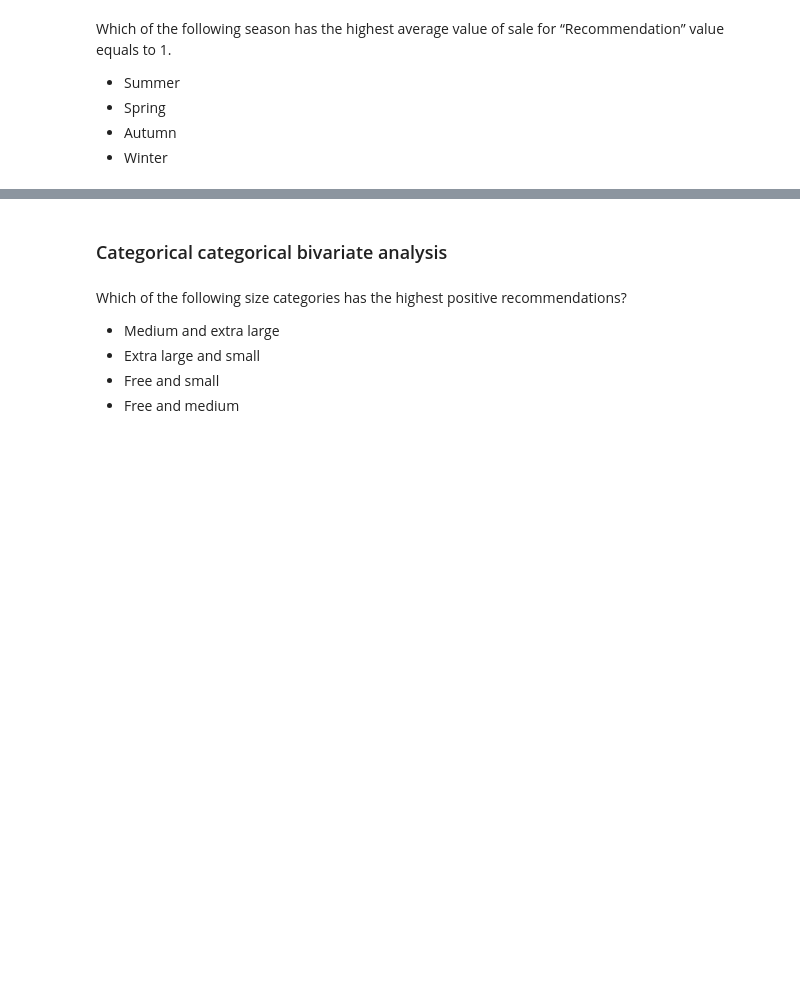
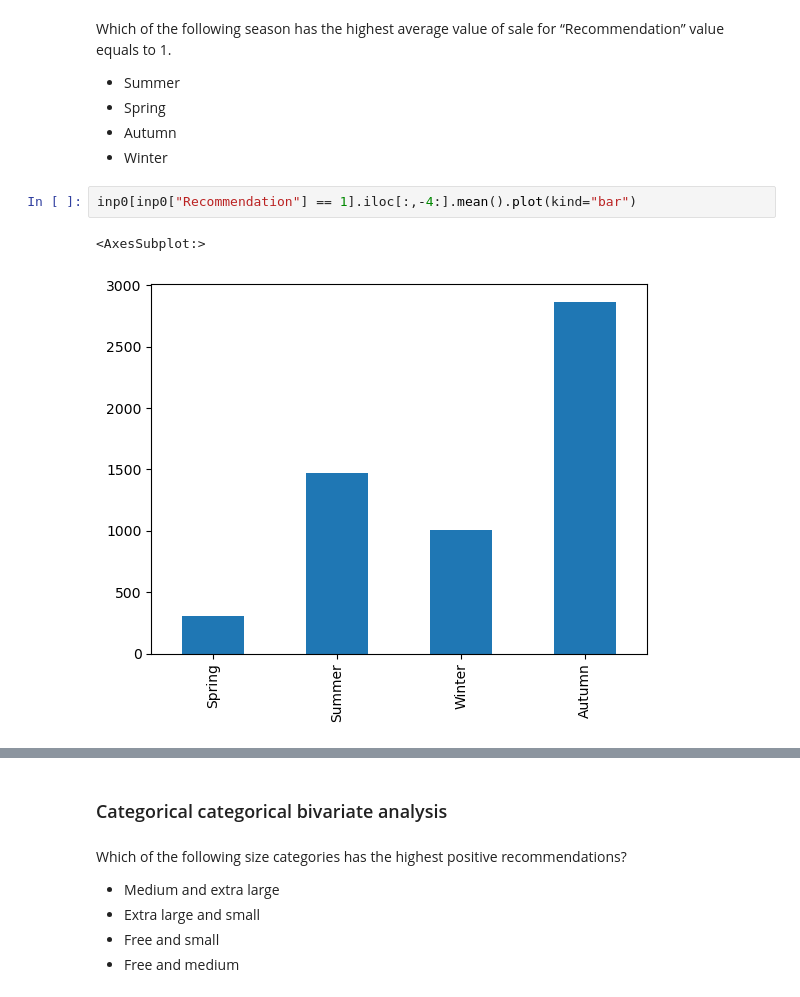
Before and after one commit to Milan1508/EDA-Upgrad-practise, a Jupyter notebook: Graded/EDA+Graded+Exercise.ipynb, the cells around one changed output, grey strips where cells are left out. Cells and saved outputs as stored; diff of their text form; blank space fills up the shorter version.

```diff
--- a/Graded/EDA+Graded+Exercise.ipynb
+++ b/Graded/EDA+Graded+Exercise.ipynb
@@ -610,3 +633,8 @@ Which of the following season has the highest average value of sale for “Recom
 - Spring
 - Autumn
 - Winter
+# %%
+inp0[inp0["Recommendation"] == 1].iloc[:,-4:].mean().plot(kind="bar")
+# %% [output]
+<AxesSubplot:>
+[figure, added]
```
Also changed, not shown: parts of 15 cells of this notebook.
